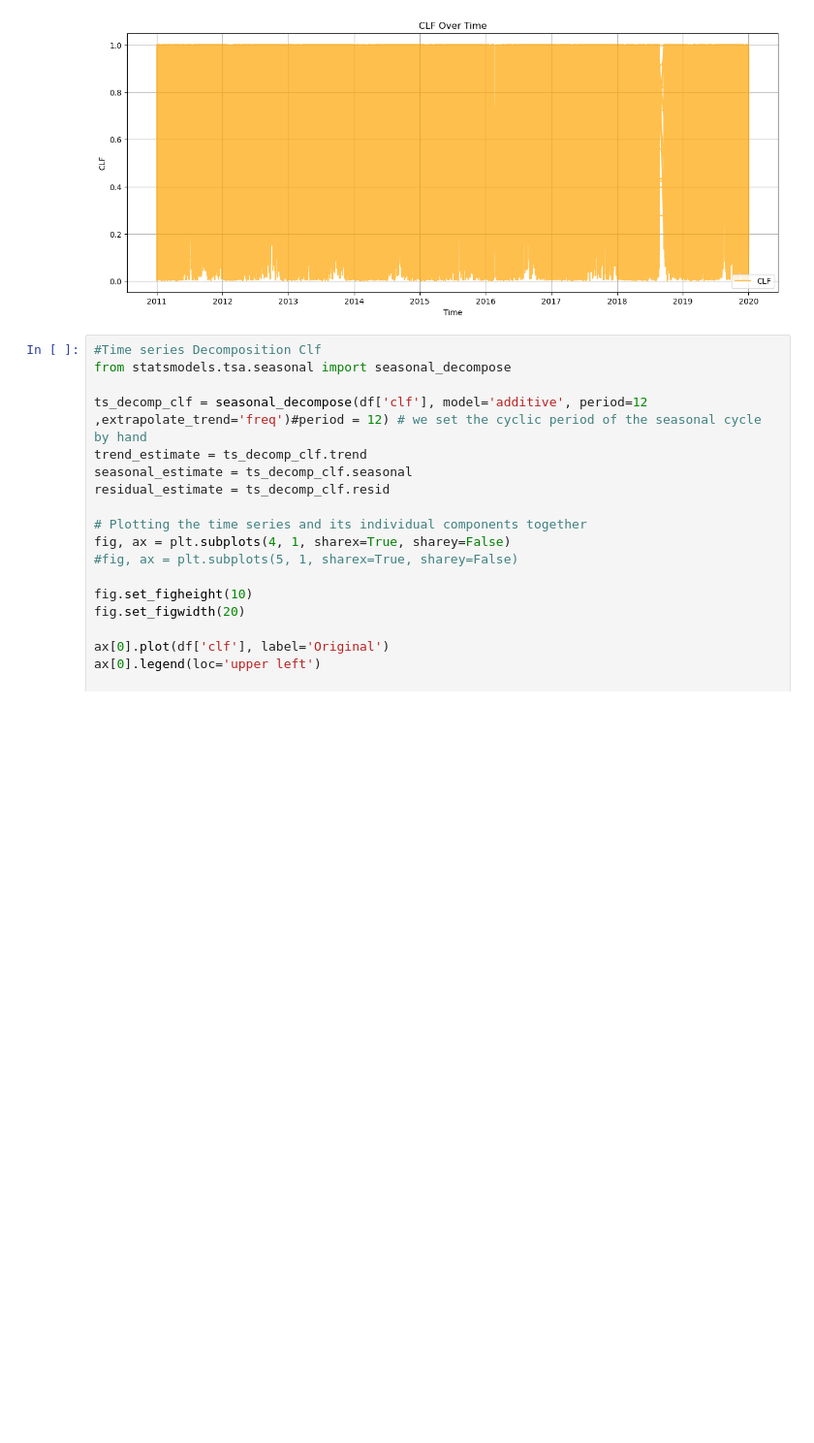
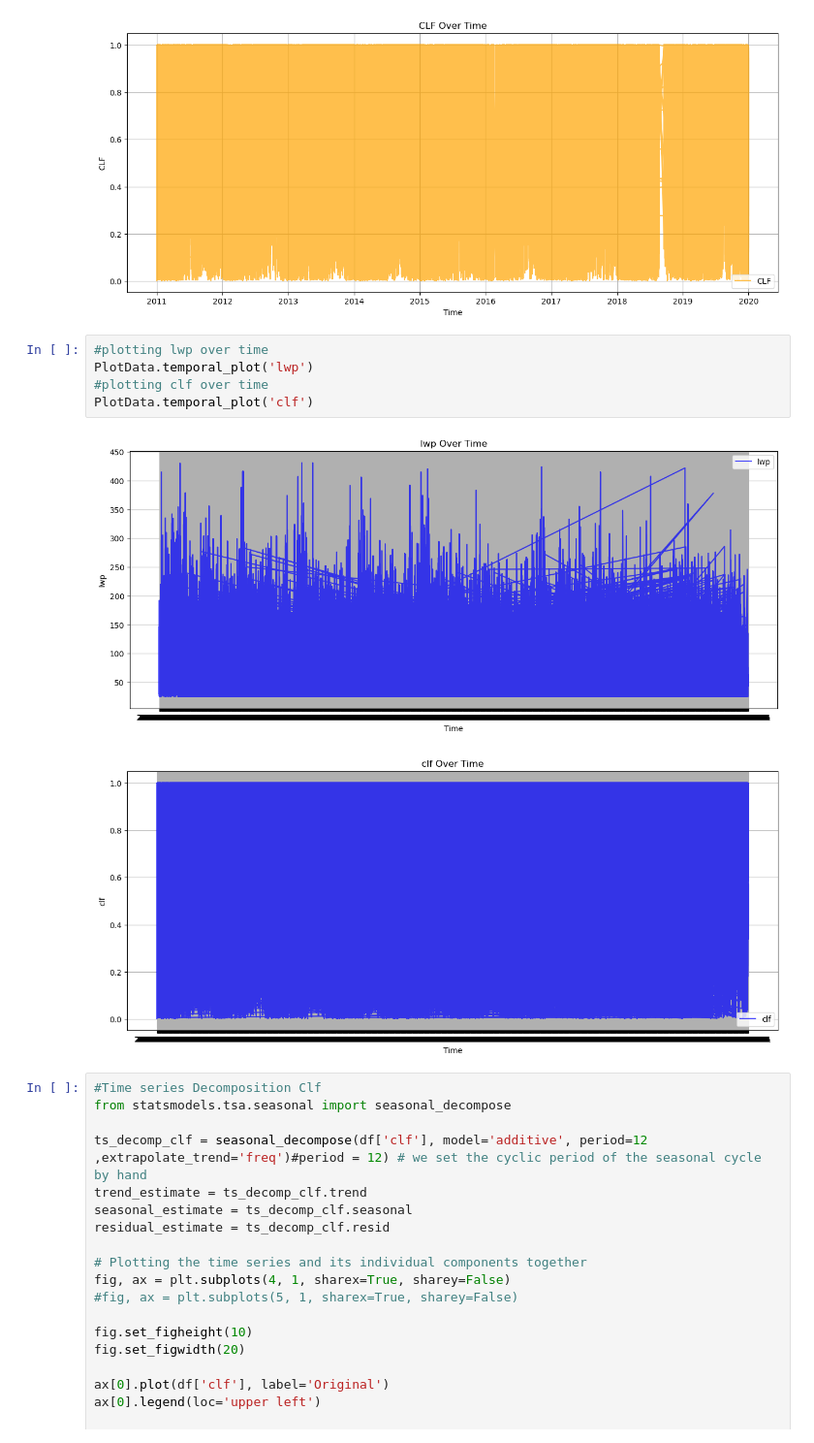
Before and after one commit to satvik007vk/Calisma_LR, a Jupyter notebook: data_exploration.ipynb, the cells around one changed output. Shown at 97% size. Saved outputs shown, nothing was run; the diff lists cells and outputs as text; blank space fills up the shorter version.

```diff
--- a/data_exploration.ipynb
+++ b/data_exploration.ipynb
@@ -65,6 +65,14 @@ plt.show()
 # %% [output]
 [figure]
 [figure]
+# %%
+#plotting lwp over time
+PlotData.temporal_plot('lwp')
+#plotting clf over time
+PlotData.temporal_plot('clf')
+# %% [output]
+[figure, added]
+[figure, added]
 # %%
 #Time series Decomposition Clf
 from statsmodels.tsa.seasonal import seasonal_decompose
```
Also changed, not shown: parts of 3 cells of this notebook, 3 other files.
